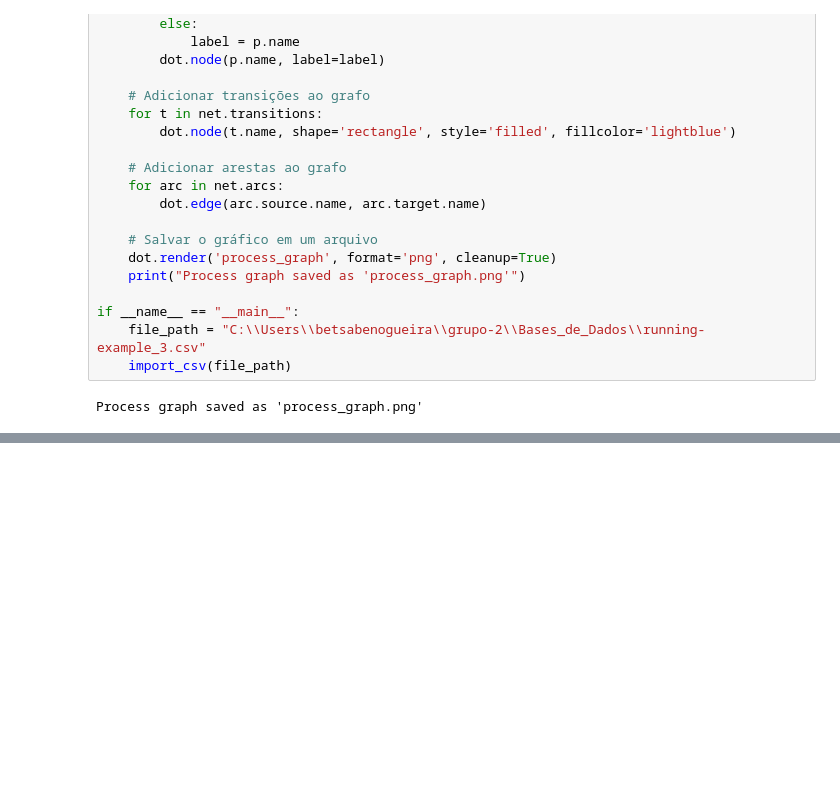
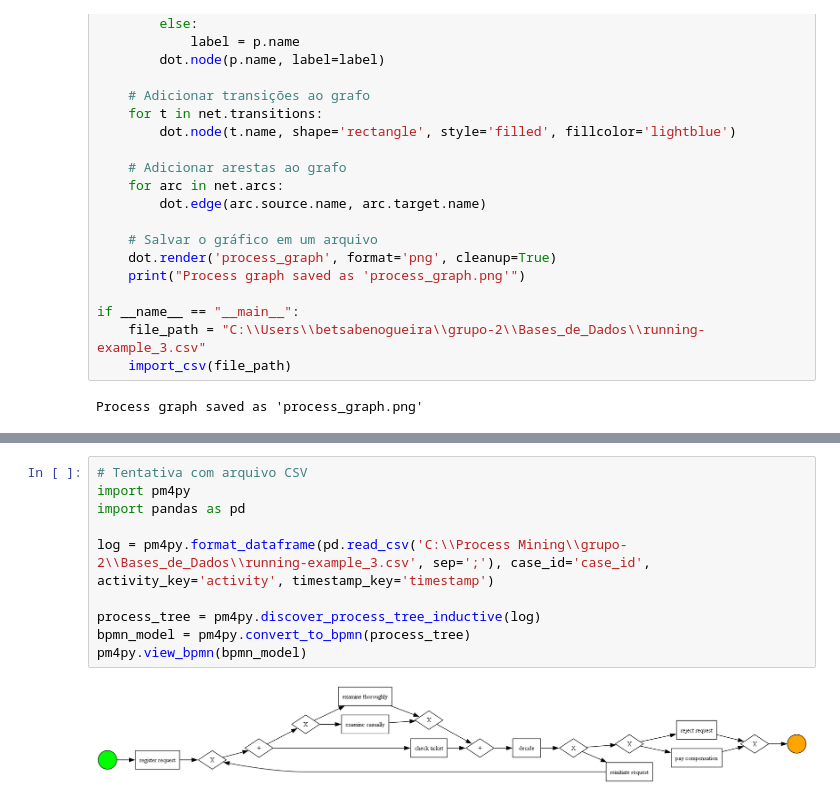
Before and after one commit to gabriellaserra/Process-mining-novo, a Jupyter notebook: Notebooks/betsabe.ipynb, the cells around one changed output, grey strips where cells are left out. Saved outputs shown, nothing was run; the diff lists cells and outputs as text; blank space fills up the shorter version.

```diff
--- a/Notebooks/betsabe.ipynb
+++ b/Notebooks/betsabe.ipynb
@@ -271,0 +289,12 @@ Process graph saved as 'process_graph.png'
+# %%
+# Tentativa com arquivo CSV
+import pm4py
+import pandas as pd
+
+log = pm4py.format_dataframe(pd.read_csv('C:\\Process Mining\\grupo-2\\Bases_de_Dados\\running-example_3.csv', sep=';'), case_id='case_id', activity_key='activity', timestamp_key='timestamp')
+
+process_tree = pm4py.discover_process_tree_inductive(log)
+bpmn_model = pm4py.convert_to_bpmn(process_tree)
+pm4py.view_bpmn(bpmn_model)
+# %% [output]
+[figure, added]
```
Also changed, not shown: parts of 5 cells of this notebook.
